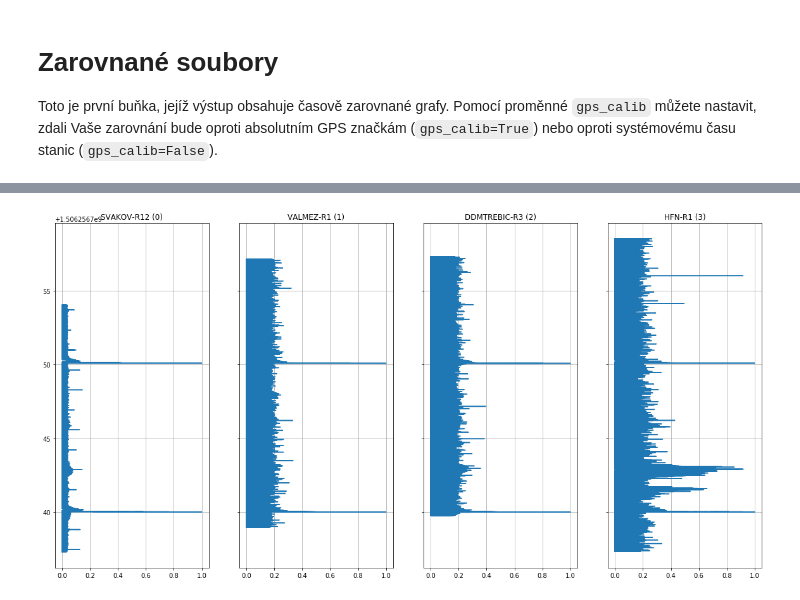
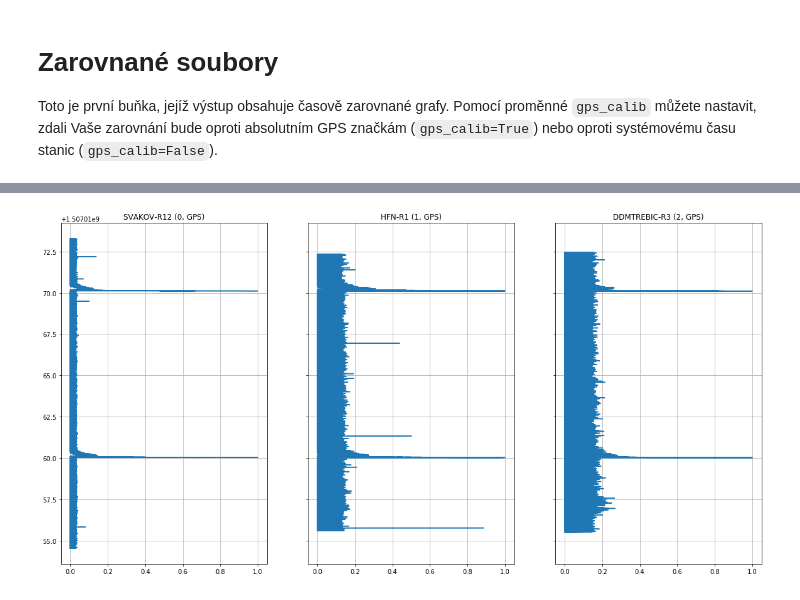
Before and after one commit to bolidozor/MeteorDataAnalyser, a Jupyter notebook: iPython/MLABvo/Get_multibolid_data.ipynb, the cells around one changed output, grey strips where cells are left out. Cells and saved outputs as stored; diff of their text form; code cells hidden in the pictures.

```diff
--- a/iPython/MLABvo/Get_multibolid_data.ipynb
+++ b/iPython/MLABvo/Get_multibolid_data.ipynb
@@ -133,8 +240,11 @@ CorCas 1. GPS znacky   : 2017-09-23 07:24:10
 # %%
 
 for i, bolid in enumerate(bolids.result):
-    print(i,"==================================")
-    print("snapshot:", bolid['url_file_js9'])
-    bolids.result[i]['time_calib']=timeCalibration(bolid['url_file_raw'])
+    try:
+        print(i,"==================================")
+        print("snapshot:", bolid['url_file_js9'])
+        bolids.result[i]['time_calib']=timeCalibration(bolid['url_file_raw'], bolid['station_name'])
+    except Exception as e:
+        print("for bolids.result:", e)
 # %% [output]
 0 ==================================
@@ -202,7 +307,8 @@ time_offset = {}
 selected = list(range(0, len(bolids.result)))     # vyber vsech dat
 
 #selected.remove(0)
-#selected.remove(3)
+#selected.remove(1)
+#selected.remove(4)
 #selected = [0,1,2,3,6]
 
 #selected = [3,4,5,6]     #Pokud chcete vybrat konkrétní data,
@@ -212,9 +318,12 @@ selected = list(range(0, len(bolids.result)))     # vyber vsech dat
                         # Timto posunete data pro určitou stanici (podle indexu souboru)
                         # o určitý počet časových značek (10s intervalů)
                         # Kladné číslo posune graf 'nahoru"
-#time_offset[0]=0
+#time_offset[3]=0.5
+#time_offset[4]=0.5
 #time_offset[1]=1
 for i, bolid in enumerate(bolids.result):
+    if bolid['time_calib']['quality'] < 50:
+        selected.remove(i)
     if i in selected:
-        print(i, ',sysT of gps:', bolid['time_calib']['cor_1st_GPS'], ',offset:', bolid['time_calib']['cor_error'], bolid['filename'])
+        print(i, bolid['time_calib']['quality'], 'sysT of gps:', bolid['time_calib']['cor_1st_GPS'], ',offset:', bolid['time_calib']['sys_correction'], bolid['filename'])
 # %% [output]
@@ -236,29 +344,33 @@ minimal_time = None
 maximal_time = None
 
 for i, ax in enumerate(axis):
-    bolid = bolids.result[selected[i]]
-    print (i, bolid['time_calib']['cor_file_beg'])
-    hdulist = fits.open(bolid['url_file_raw'])
-    met_data = np.abs(np.ravel(hdulist[0].data))
+    try:
+        bolid = bolids.result[selected[i]]
+        print (i, bolid['time_calib']['cor_file_beg'])
+        hdulist = fits.open(bolid['url_file_raw'])
+        met_data = np.abs(np.ravel(hdulist[0].data))
 
-    T_offset = 10*time_offset.get(selected[i], 0)
+        T_offset = 10*time_offset.get(selected[i], 0)
 
-    if gps_calib:
-        min_date = bolid['time_calib']['cor_file_beg'].replace(tzinfo=datetime.timezone.utc).timestamp()+T_offset
-        max_date = bolid['time_calib']['cor_file_end'].replace(tzinfo=datetime.timezone.utc).timestamp()+T_offset
-    else:
-        min_date = bolid['time_calib']['sys_file_beg'].replace(tzinfo=datetime.timezone.utc).timestamp()+T_offset
-        max_date = bolid['time_calib']['sys_file_end'].replace(tzinfo=datetime.timezone.utc).timestamp()+T_offset
-    array = np.arange(min_date, max_date, (max_date-min_date)/(len(met_data)))
+        if gps_calib:
+            ax.set_title(bolid['namesimple'] + " (%s, %s)"%(selected[i], bolid['time_calib']['method']))
+            min_date = bolid['time_calib']['cor_file_beg'].replace(tzinfo=datetime.timezone.utc).timestamp()+T_offset
+            max_date = bolid['time_calib']['cor_file_end'].replace(tzinfo=datetime.timezone.utc).timestamp()+T_offset
+        else:
+            ax.set_title(bolid['namesimple'] + " (" + str(selected[i])+") SYS-T")
+            min_date = bolid['time_calib']['sys_file_beg'].replace(tzinfo=datetime.timezone.utc).timestamp()+T_offset
+            max_date = bolid['time_calib']['sys_file_end'].replace(tzinfo=datetime.timezone.utc).timestamp()+T_offset
+        array = np.arange(min_date, max_date, (max_date-min_date)/(len(met_data)))
 
-    if not minimal_time: minimal_time = min_date
-    if not maximal_time: maximal_time = max_date
-    if min_date < minimal_time: minimal_time = min_date
-    if max_date > maximal_time: maximal_time = max_date
+        if not minimal_time: minimal_time = min_date
+        if not maximal_time: maximal_time = max_date
+        if min_date < minimal_time: minimal_time = min_date
+        if max_date > maximal_time: maximal_time = max_date
 
-    ax.set_title(bolid['namesimple'] + " (" + str(selected[i])+")")
-    ax.plot(met_data, array)
-    ax.grid(True)
+        ax.plot(met_data, array)
+        ax.grid(True)
+    except Exception as e:
+        print(e)
 
 fig.subplots_adjust(hspace=0)
 print(minimal_time, maximal_time)
@@ -271,4 +382,4 @@ print(minimal_time, maximal_time)
-[figure, old version]
+[figure, new version]
 # %%
 def waterfall(signal, sample_rate=None, bins = 4096 ):
     waterfall = recviewer.waterfallize(signal, bins)
```
Also changed, not shown: parts of 19 cells of this notebook, 16 other files.
